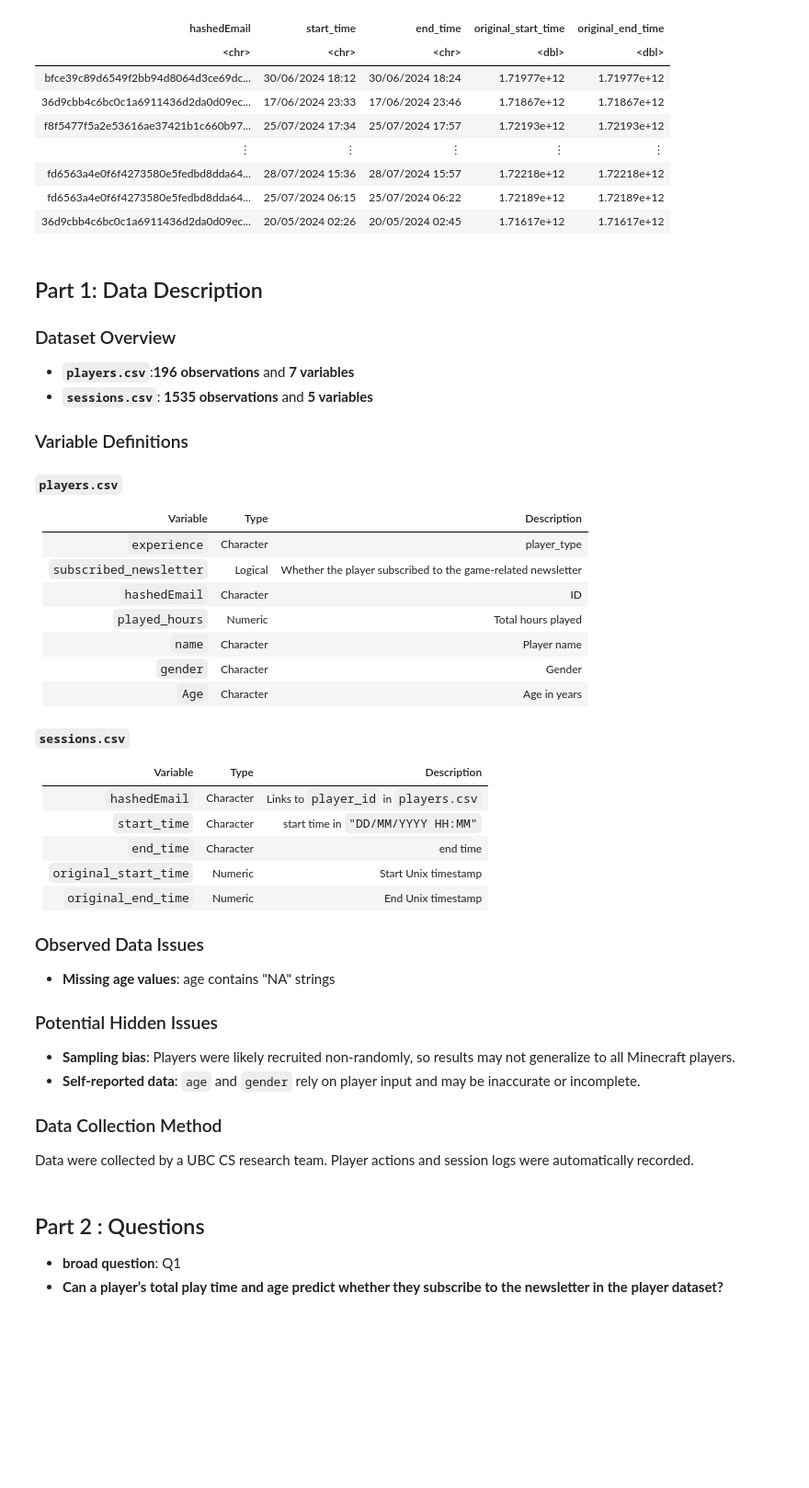
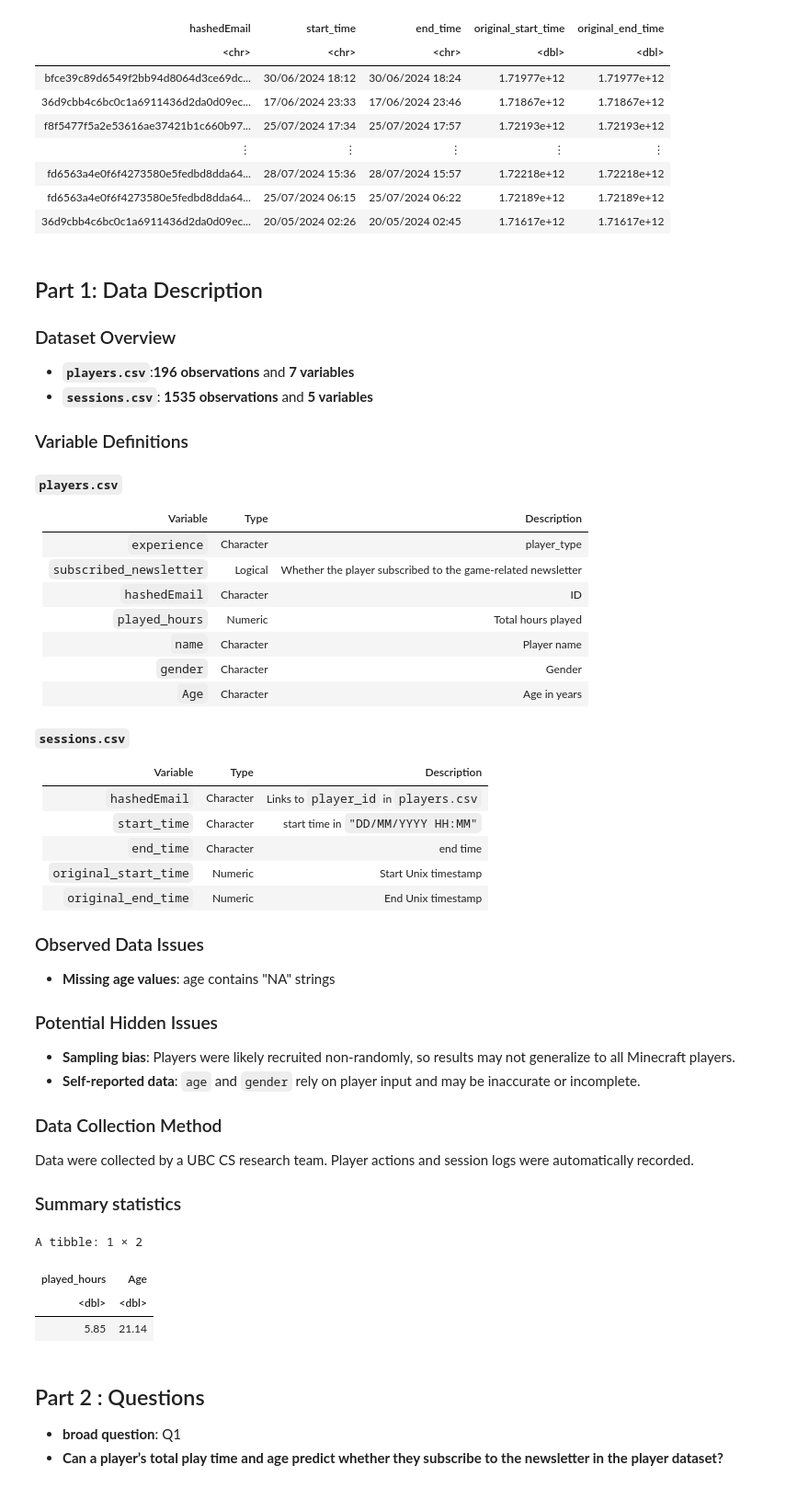
Before and after one commit to tommyxie0stu/UBC-ds-minecraft-data-planning, a Jupyter notebook: project.ipynb, the cells around one changed output. Shown at 92% size. Saved outputs shown, nothing was run; the diff lists cells and outputs as text; code cells hidden in the pictures; blank space fills up the shorter version.

Commit message:
Add Summary statistics
Add Summary statistics in part 1

```diff
--- a/project.ipynb
+++ b/project.ipynb
@@ -110,6 +110,20 @@ A spec_tbl_df: 1535 × 5
 
 ### Data Collection Method
 Data were collected by a UBC CS research team. Player actions and session logs were automatically recorded.
+
+### Summary statistics
+# %%
+players_mean <- players |>
+  select(played_hours, Age) |>
+  summarise(
+    across(everything(), ~ round(mean(.x, na.rm = TRUE), 2))
+  )
+players_mean
+# %% [output]
+A tibble: 1 × 2
+| played_hours | Age |
+| <dbl> | <dbl> |
+| 5.85 | 21.14 |
 # %% [markdown]
 ## Part 2 : Questions
 - **broad question**: Q1
```
